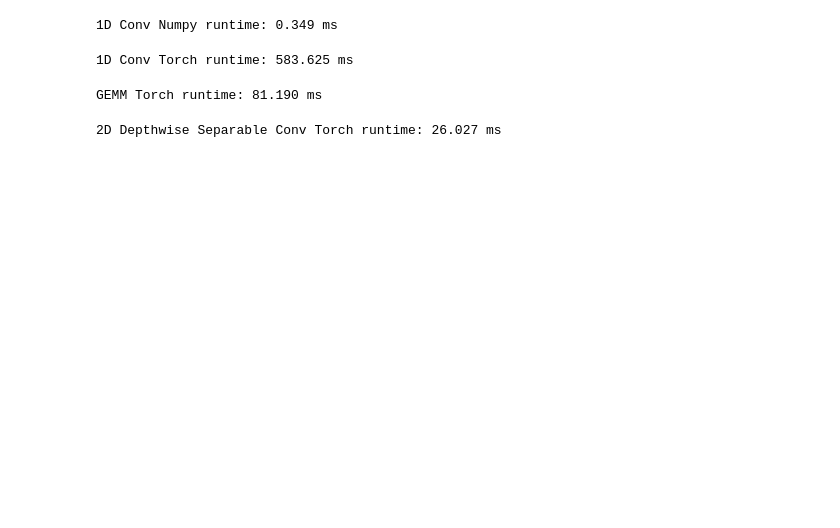
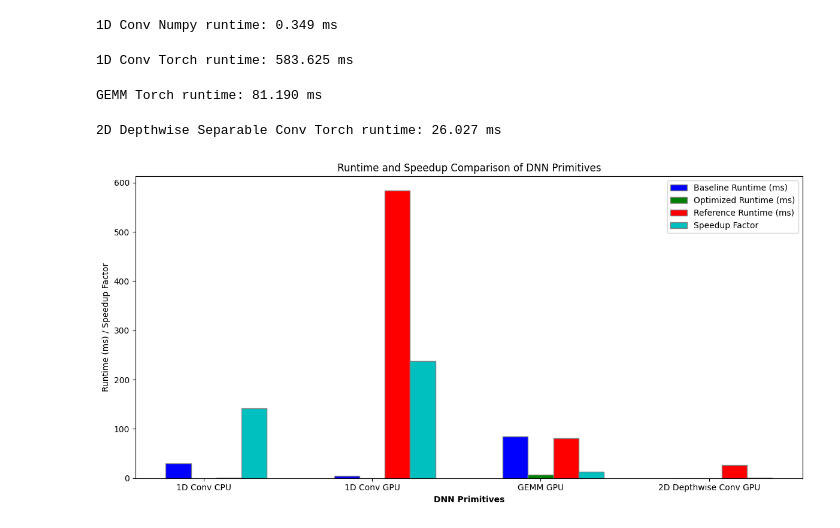
Before and after one commit to AaronGoldblatt/tvm-dnn-kernel-optimization, a Jupyter notebook: visualizations.ipynb, the cells around one changed output. Cells and saved outputs as stored; diff of their text form; code cells hidden in the pictures; blank space fills up the shorter version.

Commit message:
- Fixed conflicts and added code for bar graph visualizations Created using Colab

```diff
--- a/visualizations.ipynb
+++ b/visualizations.ipynb
@@ -78,3 +78,46 @@ end_time = time.time()
 print(f"2D Depthwise Separable Conv Torch runtime: {(end_time - start_time) * 1000:.3f} ms")
 # %% [output]
 2D Depthwise Separable Conv Torch runtime: 26.027 ms
+# %%
+import matplotlib.pyplot as plt
+import numpy as np
+
+# Data from your tables
+parts = ['1D Conv CPU', '1D Conv GPU', 'GEMM GPU', '2D Depthwise Conv GPU']
+baseline_runtimes = [30.24914, 4.233215, 84.486846, 0.124608]
+optimized_runtimes = [0.213491, 0.017759, 6.355967, 0.101599]
+reference_runtimes = [0.349, 583.625, 81.19, 26.027]
+speedup_factors = [141.69, 238.37, 13.29, 1.23]
+reference_speedup_factors = [1.63, 32863.6, 12.77, 256.17]
+
+# Bar width
+bar_width = 0.15
+
+# Positions of bars on x-axis
+r1 = np.arange(len(parts))
+r2 = [x + bar_width for x in r1]
+r3 = [x + bar_width for x in r2]
+r4 = [x + bar_width for x in r3]
+
+# Create the bar chart
+plt.figure(figsize=(12, 6))
+
+plt.bar(r1, baseline_runtimes, color='b', width=bar_width, edgecolor='grey', label='Baseline Runtime (ms)')
+plt.bar(r2, optimized_runtimes, color='g', width=bar_width, edgecolor='grey', label='Optimized Runtime (ms)')
+plt.bar(r3, reference_runtimes, color='r', width=bar_width, edgecolor='grey', label='Reference Runtime (ms)')
+plt.bar(r4, speedup_factors, color='c', width=bar_width, edgecolor='grey', label='Speedup Factor')
+
+# Add labels
+plt.xlabel('DNN Primitives', fontweight='bold')
+plt.xticks([r + bar_width for r in range(len(parts))], parts)
+plt.ylabel('Runtime (ms) / Speedup Factor')
+plt.title('Runtime and Speedup Comparison of DNN Primitives')
+
+# Add legend
+plt.legend()
+
+# Show the plot
+plt.tight_layout()
+plt.show()
+# %% [output]
+[figure, added]
```
Also changed, not shown: parts of 1 cell of this notebook.
